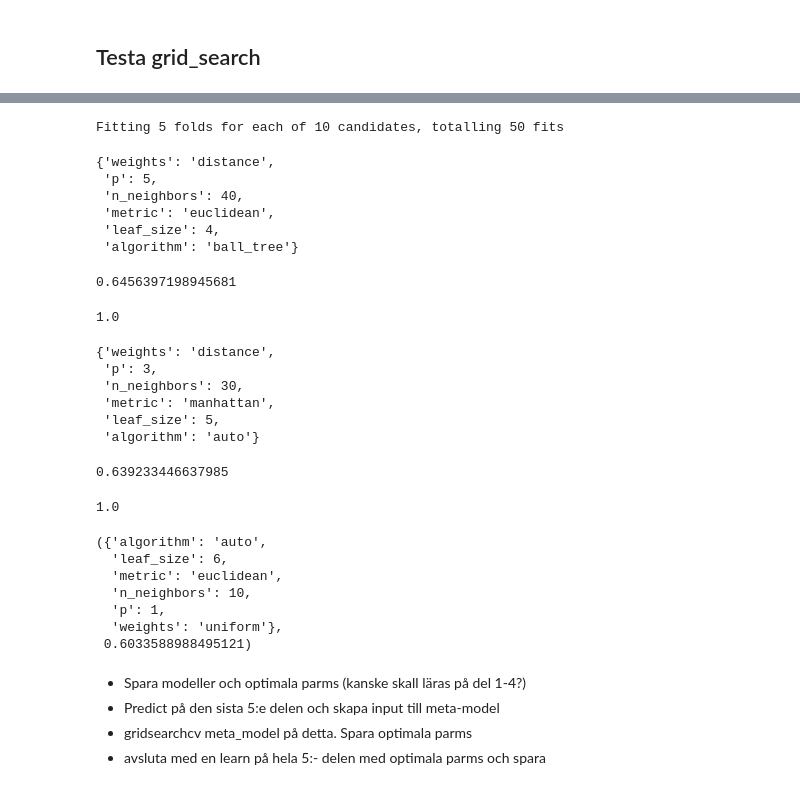
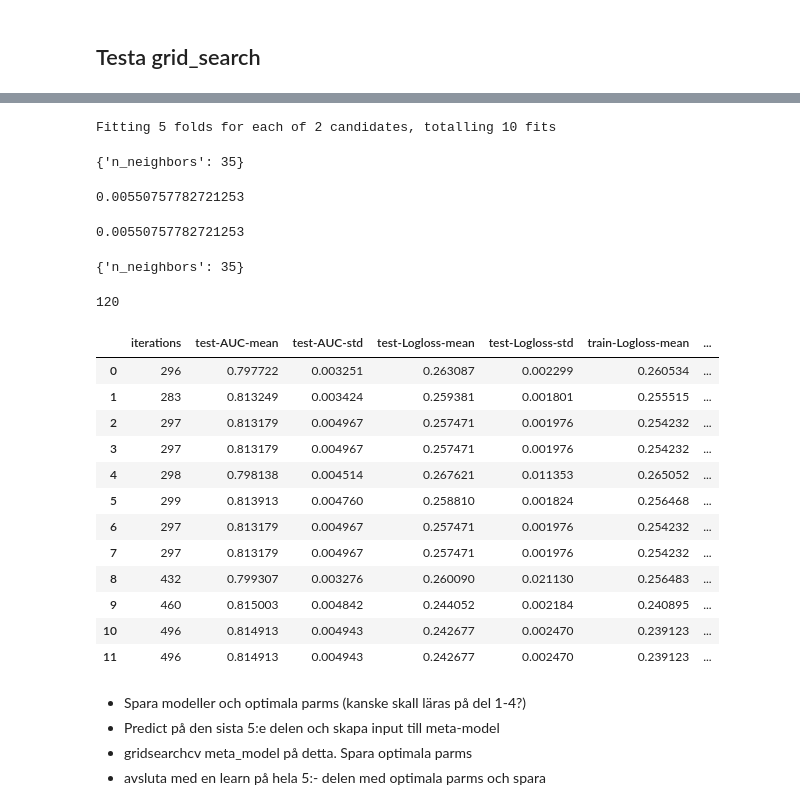
Before and after one commit to carokanns/Trav, a Jupyter notebook: spel/v75_tester/learning_and_validate.ipynb, the cells around one changed output, grey strips where cells are left out. Drawn from its saved outputs; the diff is of its cells as text; code cells hidden in the pictures.

```diff
--- a/spel/v75_tester/learning_and_validate.ipynb
+++ b/spel/v75_tester/learning_and_validate.ipynb
@@ -256,75 +3784,74 @@ Number of NaN in num after: 0
 
 if True:
     # create a gridsearch for KNN
-    param_grid = {  'n_neighbors': [14,16, 18, 20,22,24,30, 35,40,50],
-                    'weights': ['uniform','distance'],
-                    'algorithm': ['auto','ball_tree', 'kd_tree', 'brute'],
-                    'leaf_size': [4,5,6,7,10,20,30],
-                    'p': [1,2,3,5,10],
-                    'metric': ['euclidean','manhattan', 'chebyshev']
+    param_grid = {  'n_neighbors': [30,35],
+                    # 'weights': ['uniform','distance'],
+                    # 'algorithm': ['auto','ball_tree', 'kd_tree', 'brute'],
+                    # 'leaf_size': [4,5,6,7,10,20,30],
+                    # 'p': [1,2,3,5,10],
+                    # 'metric': ['euclidean','manhattan', 'chebyshev']
                  }
 
-    grid_search = RandomizedSearchCV(KNeighborsClassifier(), param_grid, n_jobs=6, cv=tscv.split(X), scoring='roc_auc', return_train_score=True, verbose=5)
+    grid_search = RandomizedSearchCV(KNeighborsClassifier(n_jobs=-1), param_grid, n_jobs=6, cv=tscv.split(X), scoring='f1', return_train_score=True, verbose=5)
 
 
     resultat = grid_search.fit(X, y)
-    display(resultat.best_params_, resultat.best_score_, max(resultat.cv_results_['mean_train_score']))
+    display(resultat.best_params_, resultat.best_score_, max(resultat.cv_results_['mean_test_score']))
 # %% [output]
-Fitting 5 folds for each of 10 candidates, totalling 50 fits
+Fitting 5 folds for each of 2 candidates, totalling 10 fits
-{'weights': 'distance',
- 'p': 5,
- 'n_neighbors': 40,
- 'metric': 'euclidean',
- 'leaf_size': 4,
- 'algorithm': 'ball_tree'}
+{'n_neighbors': 35}
-0.6456397198945681
+0.00550757782721253
-1.0
+0.00550757782721253
-# %%
-display(resultat.best_params_, resultat.best_score_,
-        max(resultat.cv_results_['mean_train_score']))
-# %% [output]
-{'weights': 'distance',
- 'p': 3,
- 'n_neighbors': 30,
- 'metric': 'manhattan',
- 'leaf_size': 5,
- 'algorithm': 'auto'}
-0.639233446637985
-1.0
 # %%
-resultat.best_params_, resultat.best_score_
+resultat.best_params_
 # %% [output]
-({'algorithm': 'auto',
-  'leaf_size': 6,
-  'metric': 'euclidean',
-  'n_neighbors': 10,
-  'p': 1,
-  'weights': 'uniform'},
- 0.6033588988495121)
+{'n_neighbors': 35}
+# %%
+params ={'depth':6, 'learning_rate':0.005, 'l2_leaf_reg':10}
+# convert params to parameters
+# params_str = ','.join([str(k)+'='+str(v) for k, v in params.items()])
+cbc=CatBoostClassifier(**params, iterations=120)
+print(cbc.get_param('iterations'))
+# %% [output]
+120
 # %%
 dfResults = pd.read_csv('results.csv')
 def results(typ, dfResults, comm=[]):
     s = "results"+str(typ)
     temp1 =globals()[s]
     temp = pd.DataFrame(temp1['cv_results'])
     temp['typ'] = typ
     max=temp['test-AUC-mean'].max()
     temp=temp[temp['test-AUC-mean']==max]
     if len(comm)>0:
         temp['comm'] = comm
     str(temp1['params'])
     temp['best_params'] = str(temp1['params']).replace('{','').replace('}','').replace('depth','d').replace('l2_leaf_reg','l2').replace('learning_rate','LR')
     dfResults = pd.concat([dfResults,temp])
     return dfResults
 
 #### Slår ihop alla resultaten från GridSearch i funktionen ovan
 if False:
     dfResults = results(1, dfResults,  'ökade iter=500')
     dfResults = results(6, dfResults,  'ökade iter=500')
     dfResults = results(9, dfResults,  'ökade iter=500')
-    dfResults = results(16, dfResults, 'ökade iter=500')
+    # dfResults = results(16, dfResults, 'ökade iter=500')
     dfResults.to_csv('results.csv', index=False)
 dfResults
+# %% [output]
+|  | iterations | test-AUC-mean | test-AUC-std | test-Logloss-mean | test-Logloss-std | train-Logloss-mean | ... |
+| 0 | 296 | 0.797722 | 0.003251 | 0.263087 | 0.002299 | 0.260534 | ... |
+| 1 | 283 | 0.813249 | 0.003424 | 0.259381 | 0.001801 | 0.255515 | ... |
+| 2 | 297 | 0.813179 | 0.004967 | 0.257471 | 0.001976 | 0.254232 | ... |
+| 3 | 297 | 0.813179 | 0.004967 | 0.257471 | 0.001976 | 0.254232 | ... |
+| 4 | 298 | 0.798138 | 0.004514 | 0.267621 | 0.011353 | 0.265052 | ... |
+| 5 | 299 | 0.813913 | 0.004760 | 0.258810 | 0.001824 | 0.256468 | ... |
+| 6 | 297 | 0.813179 | 0.004967 | 0.257471 | 0.001976 | 0.254232 | ... |
+| 7 | 297 | 0.813179 | 0.004967 | 0.257471 | 0.001976 | 0.254232 | ... |
+| 8 | 432 | 0.799307 | 0.003276 | 0.260090 | 0.021130 | 0.256483 | ... |
+| 9 | 460 | 0.815003 | 0.004842 | 0.244052 | 0.002184 | 0.240895 | ... |
+| 10 | 496 | 0.814913 | 0.004943 | 0.242677 | 0.002470 | 0.239123 | ... |
+| 11 | 496 | 0.814913 | 0.004943 | 0.242677 | 0.002470 | 0.239123 | ... |
 # %% [markdown]
 - Spara modeller och optimala parms (kanske skall läras på del 1-4?)
 - Predict på den sista 5:e delen och skapa input till meta-model
```
Also changed, not shown: parts of 16 cells of this notebook, 50 other files.
